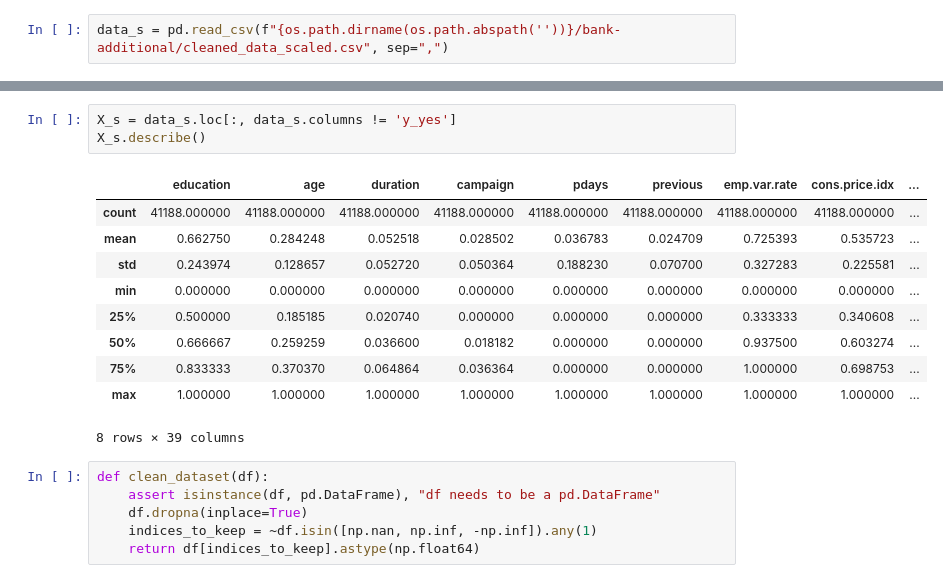
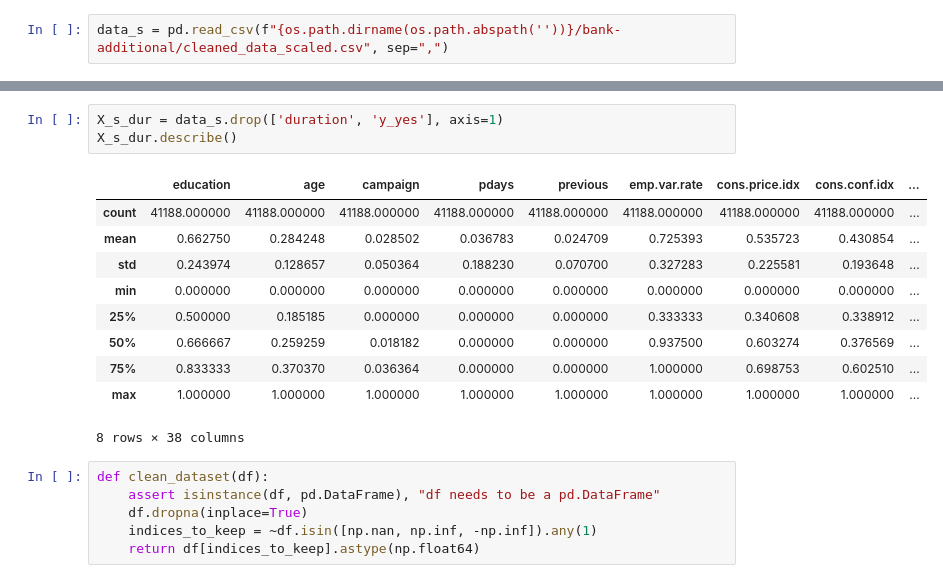
Before and after one commit to iPablo26/DataScientistsGroupProject, a Jupyter notebook: Week 10/EDA-Almudena.ipynb, the cells around one changed output, grey strips where cells are left out. Saved outputs shown, nothing was run; the diff lists cells and outputs as text.

Commit message:
Added model with duration variable

```diff
--- a/Week 10/EDA-Almudena.ipynb
+++ b/Week 10/EDA-Almudena.ipynb
@@ -50,17 +64,17 @@ data_s = pd.read_csv(f"{os.path.dirname(os.path.abspath(''))}/bank-additional/cl
 # %%
-X_s = data_s.loc[:, data_s.columns != 'y_yes']
-X_s.describe()
+X_s_dur = data_s.drop(['duration', 'y_yes'], axis=1)
+X_s_dur.describe()
 # %% [output]
-|  | education | age | duration | campaign | pdays | previous | emp.var.rate | cons.price.idx | ... |
+|  | education | age | campaign | pdays | previous | emp.var.rate | cons.price.idx | cons.conf.idx | ... |
 | count | 41188.000000 | 41188.000000 | 41188.000000 | 41188.000000 | 41188.000000 | 41188.000000 | 41188.000000 | 41188.000000 | ... |
-| mean | 0.662750 | 0.284248 | 0.052518 | 0.028502 | 0.036783 | 0.024709 | 0.725393 | 0.535723 | ... |
-| std | 0.243974 | 0.128657 | 0.052720 | 0.050364 | 0.188230 | 0.070700 | 0.327283 | 0.225581 | ... |
+| mean | 0.662750 | 0.284248 | 0.028502 | 0.036783 | 0.024709 | 0.725393 | 0.535723 | 0.430854 | ... |
+| std | 0.243974 | 0.128657 | 0.050364 | 0.188230 | 0.070700 | 0.327283 | 0.225581 | 0.193648 | ... |
 | min | 0.000000 | 0.000000 | 0.000000 | 0.000000 | 0.000000 | 0.000000 | 0.000000 | 0.000000 | ... |
-| 25% | 0.500000 | 0.185185 | 0.020740 | 0.000000 | 0.000000 | 0.000000 | 0.333333 | 0.340608 | ... |
-| 50% | 0.666667 | 0.259259 | 0.036600 | 0.018182 | 0.000000 | 0.000000 | 0.937500 | 0.603274 | ... |
-| 75% | 0.833333 | 0.370370 | 0.064864 | 0.036364 | 0.000000 | 0.000000 | 1.000000 | 0.698753 | ... |
+| 25% | 0.500000 | 0.185185 | 0.000000 | 0.000000 | 0.000000 | 0.333333 | 0.340608 | 0.338912 | ... |
+| 50% | 0.666667 | 0.259259 | 0.018182 | 0.000000 | 0.000000 | 0.937500 | 0.603274 | 0.376569 | ... |
+| 75% | 0.833333 | 0.370370 | 0.036364 | 0.000000 | 0.000000 | 1.000000 | 0.698753 | 0.602510 | ... |
 | max | 1.000000 | 1.000000 | 1.000000 | 1.000000 | 1.000000 | 1.000000 | 1.000000 | 1.000000 | ... |
-8 rows × 39 columns
+8 rows × 38 columns
 # %%
 def clean_dataset(df):
     assert isinstance(df, pd.DataFrame), "df needs to be a pd.DataFrame"
```
Also changed, not shown: parts of 12 cells of this notebook.
